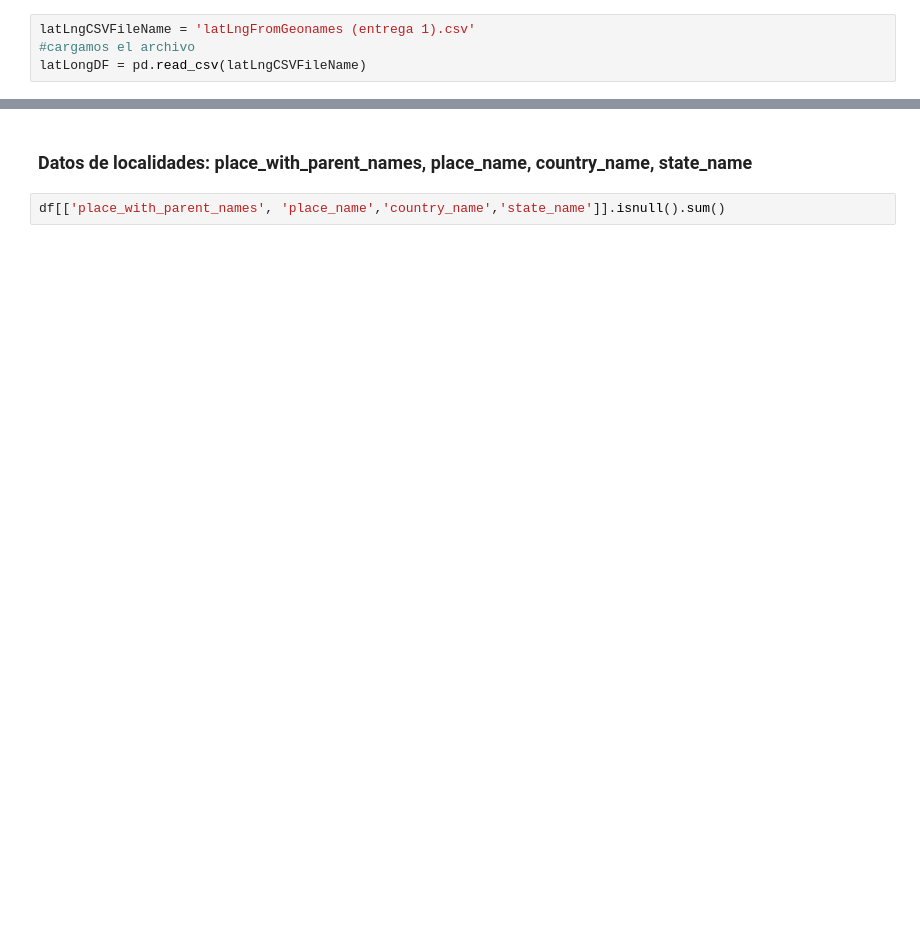
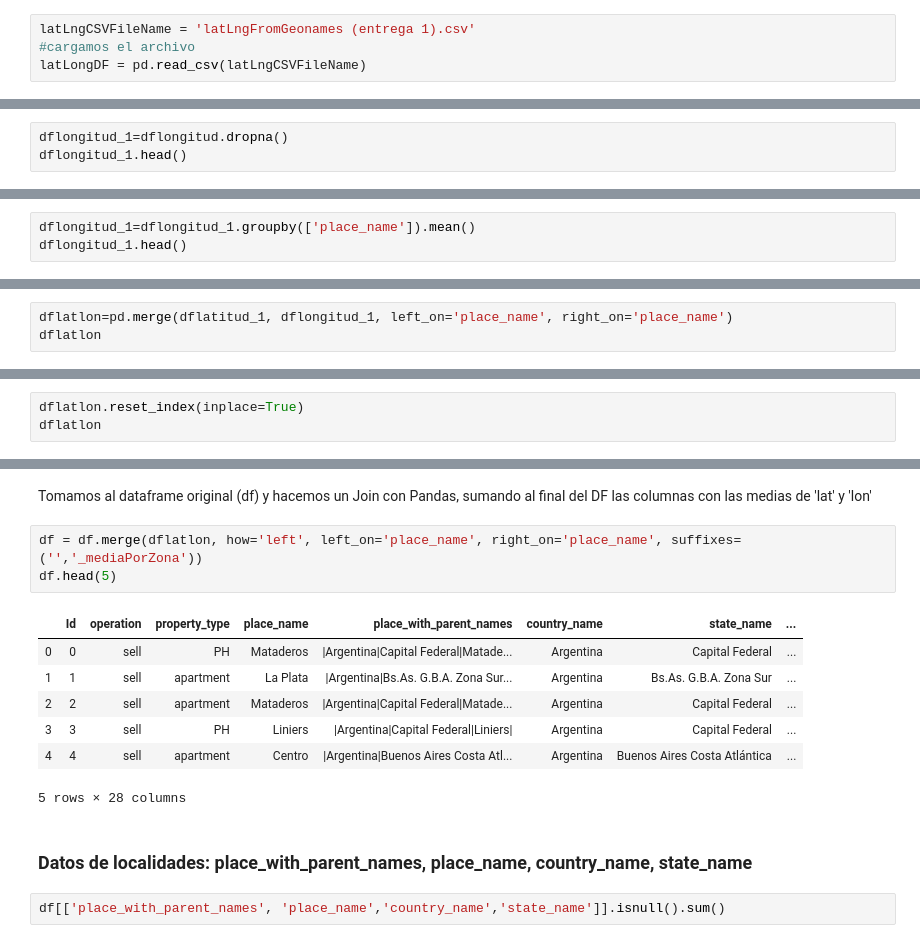
Before and after one commit to rdgagliano/DataScience-Grupo3, a Jupyter notebook: Desafio_1 (entrega 1).ipynb, the cells around one changed output, grey strips where cells are left out. Drawn from its saved outputs; the diff is of its cells as text; blank space fills up the shorter version.

```diff
--- a/Desafio_1 (entrega 1).ipynb
+++ b/Desafio_1 (entrega 1).ipynb
@@ -158,0 +241,3 @@ df['lat'].isna().sum() #contamos los vacíos en lat luego del cambio
+# %%
+dflongitud_1=dflongitud.dropna()
+dflongitud_1.head()
@@ -158,0 +266,3 @@ df['lat'].isna().sum() #contamos los vacíos en lat luego del cambio
+# %%
+dflongitud_1=dflongitud_1.groupby(['place_name']).mean()
+dflongitud_1.head()
@@ -158,0 +286,3 @@ df['lat'].isna().sum() #contamos los vacíos en lat luego del cambio
+# %%
+dflatlon=pd.merge(dflatitud_1, dflongitud_1, left_on='place_name', right_on='place_name')
+dflatlon
@@ -158,0 +306,3 @@ df['lat'].isna().sum() #contamos los vacíos en lat luego del cambio
+# %%
+dflatlon.reset_index(inplace=True)
+dflatlon
@@ -159,3 +323,16 @@ df['lat'].isna().sum() #contamos los vacíos en lat luego del cambio
+# %% [markdown]
+Tomamos al dataframe original (df) y hacemos un Join con Pandas, sumando al final del DF las columnas con las medias de 'lat' y 'lon'
+# %%
+df = df.merge(dflatlon, how='left', left_on='place_name', right_on='place_name', suffixes=('','_mediaPorZona'))
+df.head(5)
+# %% [output]
+|  | Id | operation | property_type | place_name | place_with_parent_names | country_name | state_name | ... |
+| 0 | 0 | sell | PH | Mataderos | |Argentina|Capital Federal|Matade... | Argentina | Capital Federal | ... |
+| 1 | 1 | sell | apartment | La Plata | |Argentina|Bs.As. G.B.A. Zona Sur... | Argentina | Bs.As. G.B.A. Zona Sur | ... |
+| 2 | 2 | sell | apartment | Mataderos | |Argentina|Capital Federal|Matade... | Argentina | Capital Federal | ... |
+| 3 | 3 | sell | PH | Liniers | |Argentina|Capital Federal|Liniers| | Argentina | Capital Federal | ... |
+| 4 | 4 | sell | apartment | Centro | |Argentina|Buenos Aires Costa Atl... | Argentina | Buenos Aires Costa Atlántica | ... |
+5 rows × 28 columns
 # %% [markdown]
 ### Datos de localidades: place_with_parent_names, place_name, country_name, state_name
 # %%
```
Also changed, not shown: parts of 74 cells of this notebook, 2 other files.
